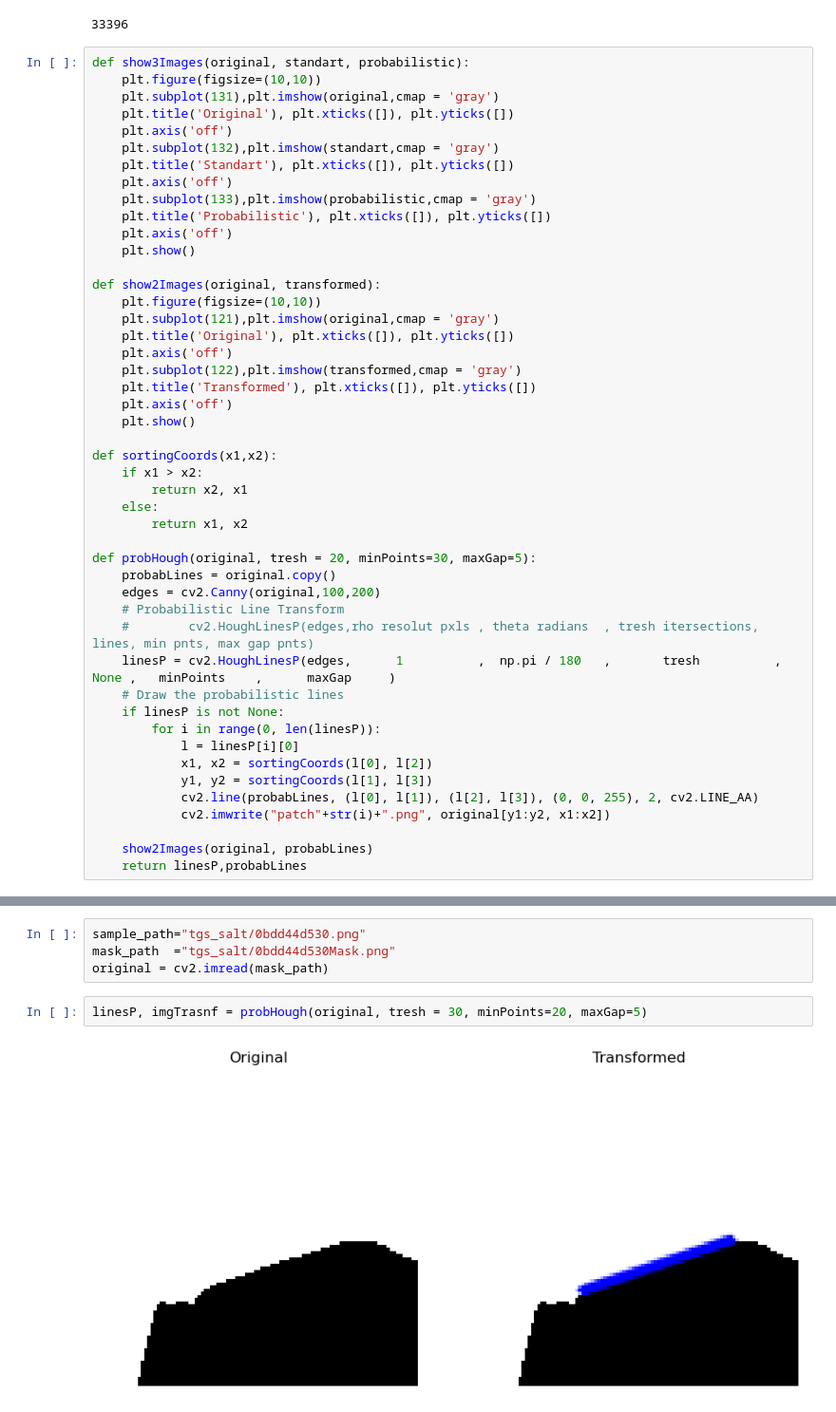
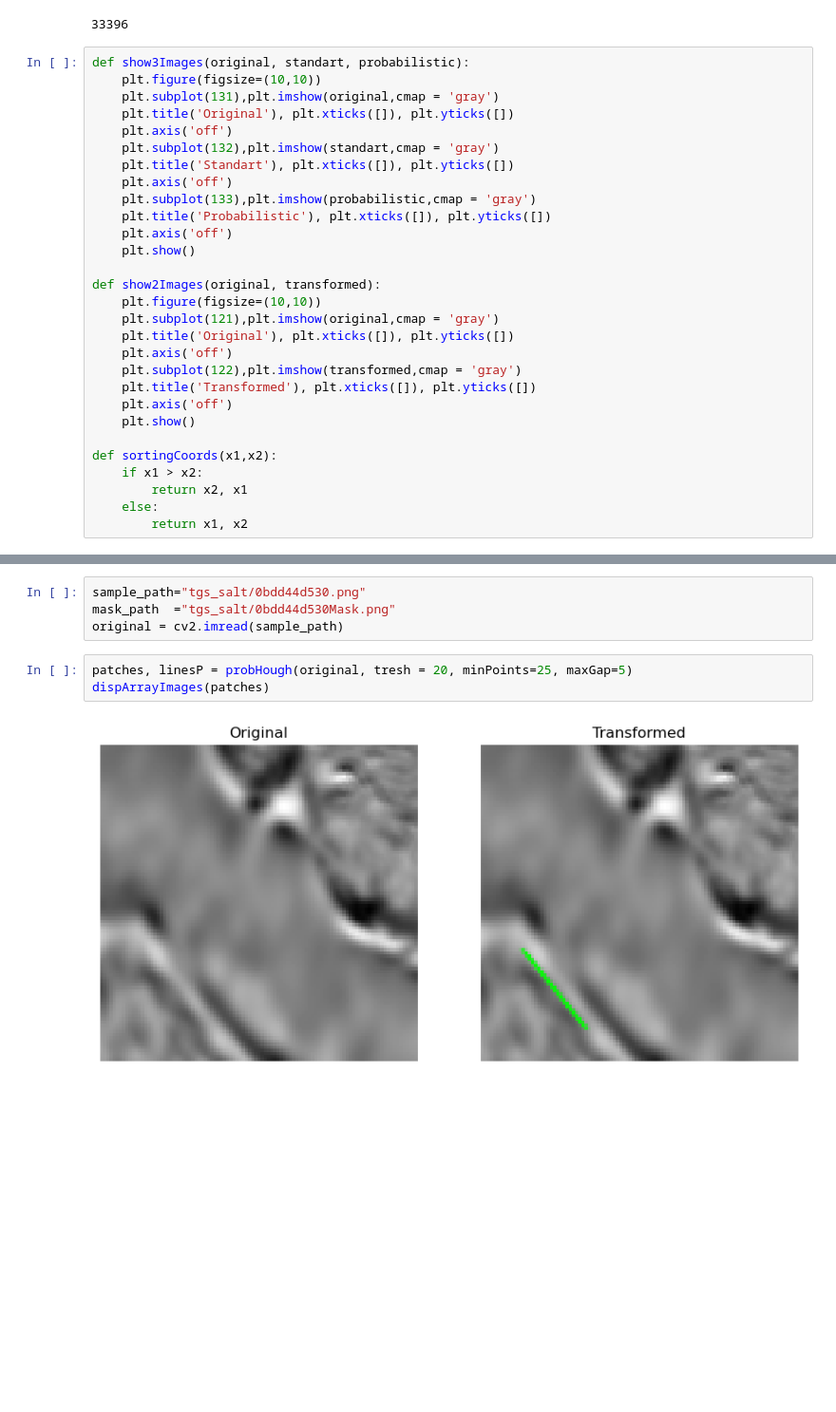
Before and after one commit to lucterres/textureSSD, a Jupyter notebook: angles.ipynb, the cells around one changed output, grey strips where cells are left out. Shown: that part at 95% size. Cells and saved outputs as stored; diff of their text form; blank space fills up the shorter version.

```diff
--- a/angles.ipynb
+++ b/angles.ipynb
@@ -103,21 +103,3 @@ def sortingCoords(x1,x2):
         return x2, x1
     else:
         return x1, x2
-
-def probHough(original, tresh = 20, minPoints=30, maxGap=5):
-	probabLines = original.copy()
-	edges = cv2.Canny(original,100,200)
-	# Probabilistic Line Transform
-	#        cv2.HoughLinesP(edges,rho resolut pxls , theta radians  , tresh itersections, lines, min pnts, max gap pnts)
-	linesP = cv2.HoughLinesP(edges,      1          ,  np.pi / 180   ,       tresh          , None ,   minPoints    ,      maxGap     )
-	# Draw the probabilistic lines
-	if linesP is not None:
-		for i in range(0, len(linesP)):
-			l = linesP[i][0]
-			x1, x2 = sortingCoords(l[0], l[2])
-			y1, y2 = sortingCoords(l[1], l[3])
-			cv2.line(probabLines, (l[0], l[1]), (l[2], l[3]), (0, 0, 255), 2, cv2.LINE_AA)
-			cv2.imwrite("patch"+str(i)+".png", original[y1:y2, x1:x2])
-
-	show2Images(original, probabLines)
-	return linesP,probabLines
@@ -127,8 +179,9 @@ original = cv2.imread(sample_path)
 # %%
 sample_path="tgs_salt/0bdd44d530.png"
 mask_path  ="tgs_salt/0bdd44d530Mask.png"
-original = cv2.imread(mask_path)
+original = cv2.imread(sample_path)
 # %%
-linesP, imgTrasnf = probHough(original, tresh = 30, minPoints=20, maxGap=5)
+patches, linesP = probHough(original, tresh = 20, minPoints=25, maxGap=5)
+dispArrayImages(patches)
 # %% [output]
-[figure, old version]
+[figure, new version]
```
Also changed, not shown: parts of 13 cells of this notebook.
